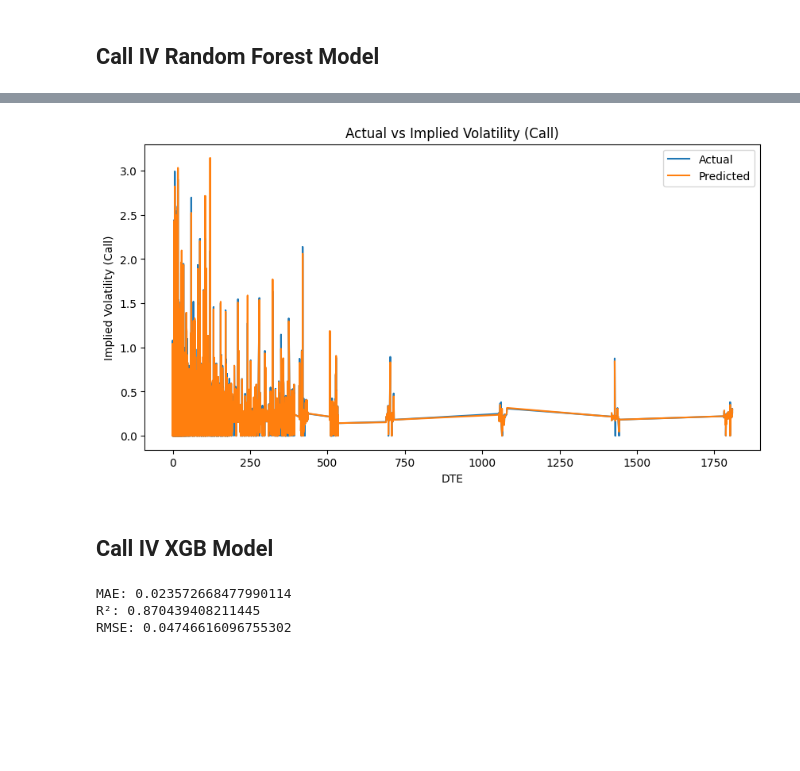
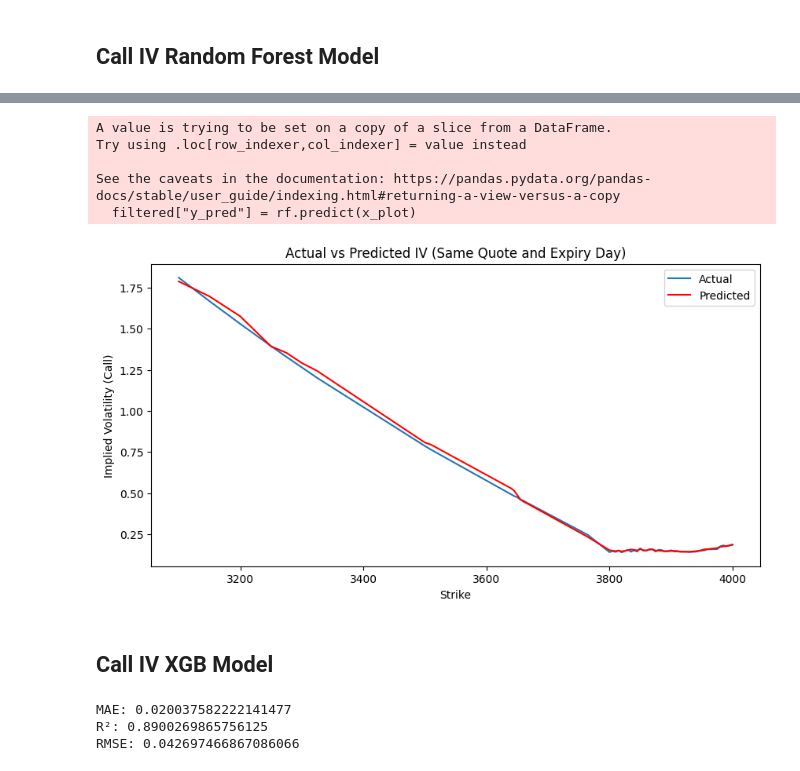
Before and after one commit to Maxwell-Doshi17/FE_Club_ML_European, a Jupyter notebook: call_iv.ipynb, the cells around one changed output, grey strips where cells are left out. Cells and saved outputs as stored; diff of their text form; code cells hidden in the pictures; blank space fills up the shorter version.

Commit message:
update IV visualizations

```diff
--- a/call_iv.ipynb
+++ b/call_iv.ipynb
@@ -14,9 +14,11 @@ from xgboost import XGBRegressor
 df = pd.read_csv("spx_eod_202301.txt")
 pd.set_option('display.max_columns', None)
 # drops columns that we may not need
-df = df.drop(columns=["[QUOTE_UNIXTIME]", " [QUOTE_READTIME]", " [QUOTE_DATE]", " [EXPIRE_DATE]", " [EXPIRE_UNIX]"])
+df = df.drop(columns=["[QUOTE_UNIXTIME]", " [QUOTE_READTIME]", " [EXPIRE_UNIX]"])
 # rename for easier use in future
 df = df.rename(columns={
+    " [QUOTE_DATE]" : "Quote_Date",
+    " [EXPIRE_DATE]" : "Expire_Date",
     ' [QUOTE_TIME_HOURS]' : "Quote_Time_Hours",
     ' [UNDERLYING_LAST]' : "Underlying_Last",
     ' [DTE]' : "DTE",
@@ -68,7 +70,7 @@ df["C_Volume"] = df["C_Volume"].replace(" ", 0)
 df["P_Volume"] = df["P_Volume"].replace(" ", 0)
 df["C_Volume"] = df["C_Volume"].astype(float)
 df["P_Volume"] = df["P_Volume"].astype(float)
-# remove 20% extremes of strike price
-upper_extreme = df["Strike"].quantile(0.8)
-lower_extreme = df["Strike"].quantile(0.2)
-df = df[(df["Strike"] >= lower_extreme) & (df["Strike"] <= upper_extreme)]
+# create moneyness column
+df["Moneyness"] = df["Strike"] / df["Underlying_Last"]
+# keep values where moneyness in range 0.8 to 1.2
+df = df[(df["Moneyness"] > 0.8) & (df["Moneyness"] < 1.2)]
@@ -114,15 +134,29 @@ plt.show()
-# %%
-x_sorted = x_test.sort_values("DTE")
-plt.figure(figsize=(10, 5))
-plt.plot(x_sorted["DTE"], y_test, label="Actual")
-plt.plot(x_sorted["DTE"], y_test_pred, label="Predicted")
-plt.xlabel("DTE")
-plt.ylabel("Implied Volatility (Call)")
-plt.title("Actual vs Implied Volatility (Call)")
-plt.legend()
-plt.show()
-# %% [output]
-[figure, removed]
+# %%
+def random_forest_graph(quote_date, expire_date):
+    quote_date = " " + quote_date
+    expire_date = " " + expire_date
+    filtered = df[(df["Quote_Date"] == quote_date) & (df["Expire_Date"] == expire_date)]
+    x_plot = filtered[["Underlying_Last", "DTE", "Strike", "C_Mid_Price"]]
+    filtered["y_pred"] = rf.predict(x_plot)
+    filtered = filtered.sort_values("Strike")
+    plt.figure(figsize=(10, 5))
+    plt.plot(filtered["Strike"], filtered["C_IV"], label="Actual")
+    plt.plot(filtered["Strike"], filtered["y_pred"], label="Predicted", color="red")
+    plt.xlabel("Strike")
+    plt.ylabel("Implied Volatility (Call)")
+    plt.title("Actual vs Predicted IV (Same Quote and Expiry Day)")
+    plt.legend()
+    plt.show()
+# %%
+# use available dates from above, enter in format: "2023-xx-xx"
+random_forest_graph("2023-01-04", "2023-01-05")
+# %% [output]
+A value is trying to be set on a copy of a slice from a DataFrame.
+Try using .loc[row_indexer,col_indexer] = value instead
+
+See the caveats in the documentation: https://pandas.pydata.org/pandas-docs/stable/user_guide/indexing.html#returning-a-view-versus-a-copy
+  filtered["y_pred"] = rf.predict(x_plot)
+[figure, added]
 # %% [markdown]
 ## Call IV XGB Model
 # %%
@@ -150,6 +184,6 @@ print("MAE:", mean_absolute_error(b_test, b_test_pred))
 print("R²:", r2_score(b_test, b_test_pred))
 print("RMSE:", np.sqrt(mean_squared_error(b_test, b_test_pred)))
 # %% [output]
-MAE: 0.023572668477990114
-R²: 0.870439408211445
-RMSE: 0.04746616096755302
+MAE: 0.020037582222141477
+R²: 0.8900269865756125
+RMSE: 0.042697466867086066
```
Also changed, not shown: parts of 8 cells of this notebook, 3 other files.
